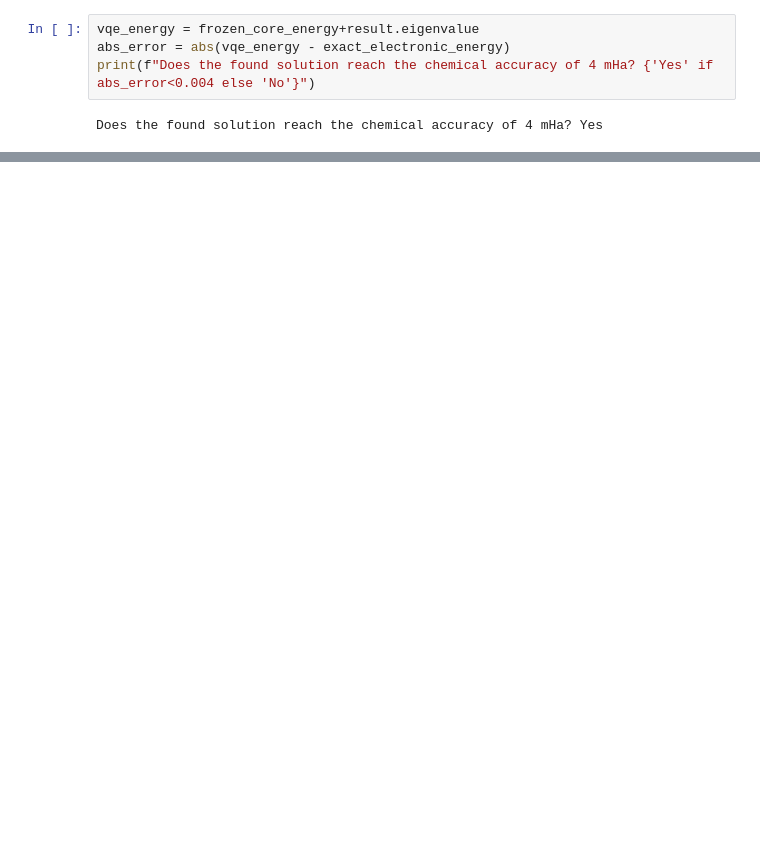
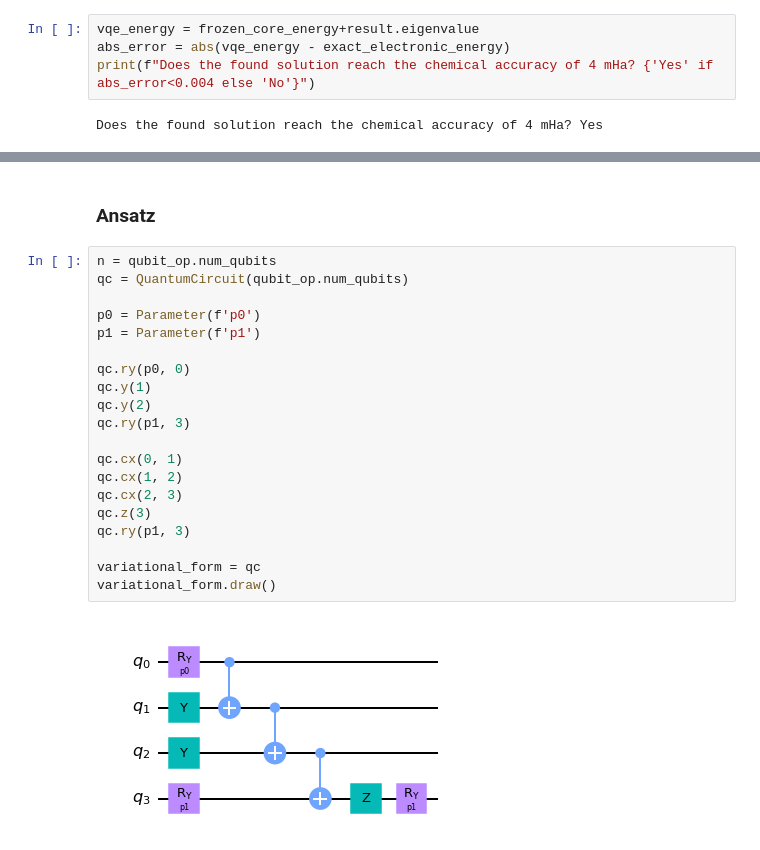
Before and after one commit to qiskit-community/ibm-quantum-challenge-2021, a Jupyter notebook: solutions by participants/ex5/ex5_solution_Valerio-Bitetta.ipynb, the cells around one changed output, grey strips where cells are left out. Saved outputs shown, nothing was run; the diff lists cells and outputs as text; blank space fills up the shorter version.

Commit message:
solution to ex5. Author's name: Valerio Bitetta, score: 3, chemical accuracy: 3.8499589892779795 mHa, number of parameters in the ansatz: 2

```diff
--- a/solutions by participants/ex5/ex5_solution_Valerio-Bitetta.ipynb
+++ b/solutions by participants/ex5/ex5_solution_Valerio-Bitetta.ipynb
@@ -292,0 +296,24 @@ Does the found solution reach the chemical accuracy of 4 mHa? Yes
+# %% [markdown]
+### Ansatz
+# %%
+n = qubit_op.num_qubits
+qc = QuantumCircuit(qubit_op.num_qubits)
+
+p0 = Parameter(f'p0')
+p1 = Parameter(f'p1')
+
+qc.ry(p0, 0)
+qc.y(1)
+qc.y(2)
+qc.ry(p1, 3)
+
+qc.cx(0, 1)
+qc.cx(1, 2)
+qc.cx(2, 3)
+qc.z(3)
+qc.ry(p1, 3)
+
+variational_form = qc
+variational_form.draw()
+# %% [output]
+[figure, added]
```
Also changed, not shown: parts of 9 cells of this notebook.
